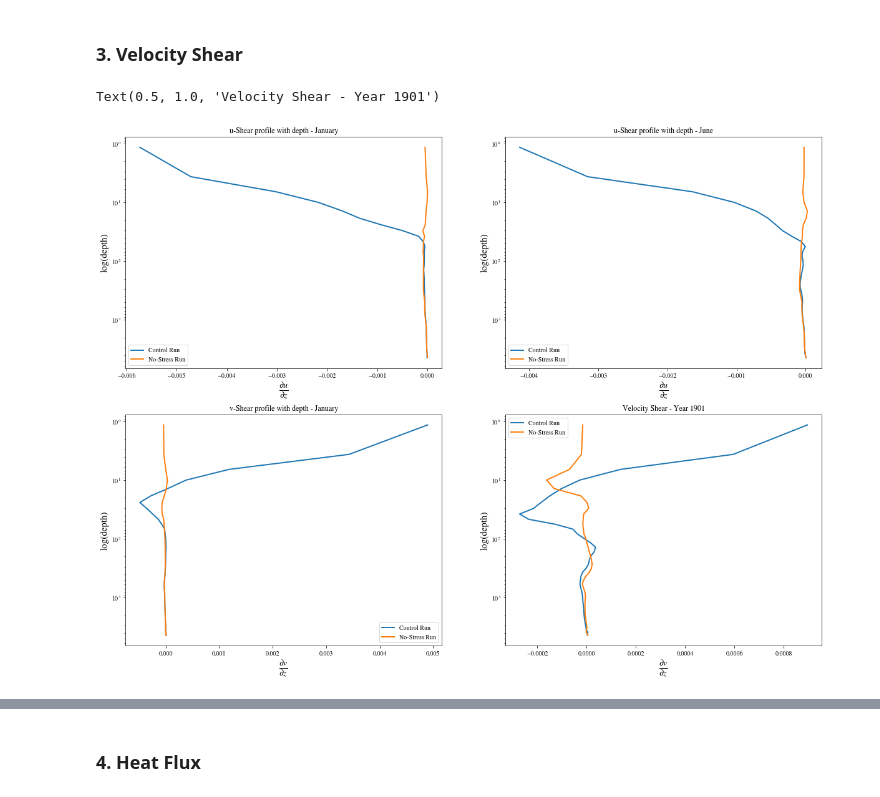
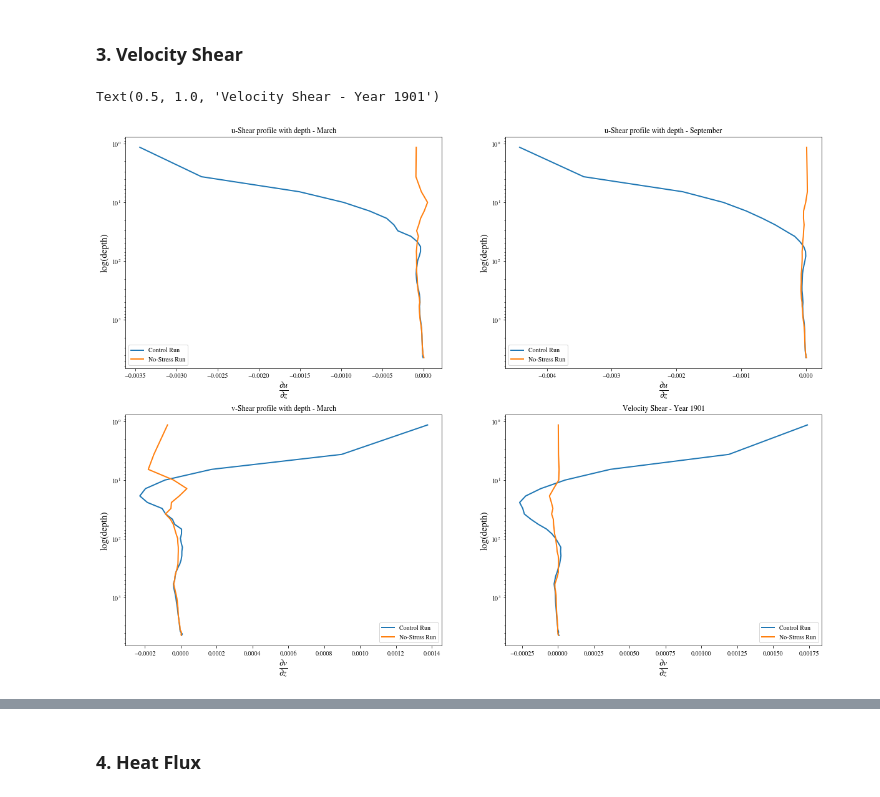
Before and after one commit to dhruvbhagtani/Ryan_No_Stress, a Jupyter notebook: Drake_Passage.ipynb, the cells around one changed output, grey strips where cells are left out. Drawn from its saved outputs; the diff is of its cells as text; code cells hidden in the pictures.

```diff
--- a/Drake_Passage.ipynb
+++ b/Drake_Passage.ipynb
@@ -32,7 +32,7 @@ client
 # %% [output]
 | Client Scheduler: tcp://127.0.0.1... | Cluster Workers: 4 Cores: 8 Memor... |
 # %%
-db = '/g/data/e14/rmh561/access-om2/archive/databases/cc_database_nostress.db'
+db = '/scratch/x77/db6174/access-om2/archive/databases/cc_database_nostress_total.db'
 session = cc.database.create_session(db)
 expt = ['025deg_jra55_ryf_nostress_cont','025deg_jra55_ryf_nostress']
 names = {'025deg_jra55_ryf_nostress_cont':'Control','025deg_jra55_ryf_nostress':'No Stress'}
@@ -99,62 +120,62 @@ Text(0.5, 1.0, 'Ocean depth')
 ### 3. Velocity Shear
 # %%
 u_con = cc.querying.getvar(expt[0],'u',session,frequency = '1 monthly',start_time='1900-01-01', ncfile ='ocean-3d-u-1-monthly-mean-ym_%.nc',
-                       end_time='1919-12-31').sel(xu_ocean = slice(-72,-68)).sel(yu_ocean = slice(y_min,y_max))
+                       end_time='1953-12-31').sel(xu_ocean = slice(-72,-68)).sel(yu_ocean = slice(y_min,y_max))
 v_con = cc.querying.getvar(expt[0],'v',session,frequency = '1 monthly',start_time='1900-01-01', ncfile ='ocean-3d-v-1-monthly-mean-ym_%.nc',
-                       end_time='1919-12-31').sel(xu_ocean = slice(-72,-68)).sel(yu_ocean = slice(y_min,y_max))
+                       end_time='1953-12-31').sel(xu_ocean = slice(-72,-68)).sel(yu_ocean = slice(y_min,y_max))
 u_buo = cc.querying.getvar(expt[1],'u',session,frequency = '1 monthly',start_time='1900-01-01', ncfile ='ocean-3d-u-1-monthly-mean-ym_%.nc',
-                       end_time='1919-12-31').sel(xu_ocean = slice(-72,-68)).sel(yu_ocean = slice(y_min,y_max))
+                       end_time='1953-12-31').sel(xu_ocean = slice(-72,-68)).sel(yu_ocean = slice(y_min,y_max))
 v_buo = cc.querying.getvar(expt[1],'v',session,frequency = '1 monthly',start_time='1900-01-01', ncfile ='ocean-3d-v-1-monthly-mean-ym_%.nc',
-                       end_time='1919-12-31').sel(xu_ocean = slice(-72,-68)).sel(yu_ocean = slice(y_min,y_max))
+                       end_time='1953-12-31').sel(xu_ocean = slice(-72,-68)).sel(yu_ocean = slice(y_min,y_max))
 # %%
-ushear_con = u_con.sel(time = slice('1901-01-01','1919-12-31')).differentiate('st_ocean').mean('xu_ocean').mean('yu_ocean')
-ushear_buo = u_buo.sel(time = slice('1901-01-01','1919-12-31')).differentiate('st_ocean').mean('xu_ocean').mean('yu_ocean')
-vshear_con = v_con.sel(time = slice('1901-01-01','1919-12-31')).differentiate('st_ocean').mean('xu_ocean').mean('yu_ocean')
-vshear_buo = v_buo.sel(time = slice('1901-01-01','1919-12-31')).differentiate('st_ocean').mean('xu_ocean').mean('yu_ocean')
+ushear_con = u_con.sel(time = slice('1901-01-01','1953-12-31')).differentiate('st_ocean').mean('xu_ocean').mean('yu_ocean')
+ushear_buo = u_buo.sel(time = slice('1901-01-01','1953-12-31')).differentiate('st_ocean').mean('xu_ocean').mean('yu_ocean')
+vshear_con = v_con.sel(time = slice('1901-01-01','1953-12-31')).differentiate('st_ocean').mean('xu_ocean').mean('yu_ocean')
+vshear_buo = v_buo.sel(time = slice('1901-01-01','1953-12-31')).differentiate('st_ocean').mean('xu_ocean').mean('yu_ocean')
 # %%
 fig, axes = plt.subplots(nrows=2,ncols=2,figsize=(20,15))
 
 #plt.gca().invert_yaxis()
 axes[0][0].invert_yaxis()
 axes[0][0].set_yscale("log")
-ushear_con.sel(time = slice('1901-01-01','1901-01-31')).mean('time').plot(y = 'st_ocean',ax = axes[0][0],label='Control Run')
-ushear_buo.sel(time = slice('1901-01-01','1901-01-31')).mean('time').plot(y = 'st_ocean',ax = axes[0][0],label='No-Stress Run')
+ushear_con.sel(time = slice('1901-03-01','1901-03-31')).mean('time').plot(y = 'st_ocean',ax = axes[0][0],label='Control Run')
+ushear_buo.sel(time = slice('1901-03-01','1901-03-31')).mean('time').plot(y = 'st_ocean',ax = axes[0][0],label='No-Stress Run')
 axes[0][0].set_xlabel(r'$\frac{\partial u}{\partial z}$',fontsize = 20)
 axes[0][0].set_ylabel('log(depth)',fontsize = 15)
-axes[0][0].set_title('u-Shear profile with depth - January')
+axes[0][0].set_title('u-Shear profile with depth - March')
 axes[0][0].legend()
 
 axes[0][1].invert_yaxis()
 axes[0][1].set_yscale("log")
-ushear_con.sel(time = slice('1901-06-01','1901-06-30')).mean('time').plot(y = 'st_ocean',ax = axes[0][1],label='Control Run')
-ushear_buo.sel(time = slice('1901-06-01','1901-06-30')).mean('time').plot(y = 'st_ocean',ax = axes[0][1],label='No-Stress Run')
+ushear_con.sel(time = slice('1901-09-01','1901-09-30')).mean('time').plot(y = 'st_ocean',ax = axes[0][1],label='Control Run')
+ushear_buo.sel(time = slice('1901-09-01','1901-09-30')).mean('time').plot(y = 'st_ocean',ax = axes[0][1],label='No-Stress Run')
 axes[0][1].set_xlabel(r'$\frac{\partial u}{\partial z}$',fontsize = 20)
 axes[0][1].set_ylabel('log(depth)',fontsize = 15)
-axes[0][1].set_title('u-Shear profile with depth - June')
+axes[0][1].set_title('u-Shear profile with depth - September')
 axes[0][1].legend()
 
 axes[1][0].invert_yaxis()
 axes[1][0].set_yscale("log")
-vshear_con.sel(time = slice('1901-01-01','1901-01-30')).mean('time').plot(y = 'st_ocean',ax = axes[1][0],label='Control Run')
-vshear_buo.sel(time = slice('1901-01-01','1901-01-30')).mean('time').plot(y = 'st_ocean',ax = axes[1][0],label='No-Stress Run')
+vshear_con.sel(time = slice('1901-03-01','1901-03-31')).mean('time').plot(y = 'st_ocean',ax = axes[1][0],label='Control Run')
+vshear_buo.sel(time = slice('1901-03-01','1901-03-31')).mean('time').plot(y = 'st_ocean',ax = axes[1][0],label='No-Stress Run')
 axes[1][0].set_xlabel(r'$\frac{\partial v}{\partial z}$',fontsize = 20)
 axes[1][0].set_ylabel('log(depth)',fontsize = 15)
-axes[1][0].set_title('v-Shear profile with depth - January')
+axes[1][0].set_title('v-Shear profile with depth - March')
 axes[1][0].legend()
 
 axes[1][1].invert_yaxis()
 axes[1][1].set_yscale("log")
-vshear_con.sel(time = slice('1901-06-01','1901-06-30')).mean('time').plot(y = 'st_ocean',ax = axes[1][1],label='Control Run')
-vshear_buo.sel(time = slice('1901-06-01','1901-06-30')).mean('time').plot(y = 'st_ocean',ax = axes[1][1],label='No-Stress Run')
+vshear_con.sel(time = slice('1901-09-01','1901-09-30')).mean('time').plot(y = 'st_ocean',ax = axes[1][1],label='Control Run')
+vshear_buo.sel(time = slice('1901-09-01','1901-09-30')).mean('time').plot(y = 'st_ocean',ax = axes[1][1],label='No-Stress Run')
 axes[1][1].set_xlabel(r'$\frac{\partial v}{\partial z}$',fontsize = 20)
 axes[1][1].set_ylabel('log(depth)',fontsize = 15)
-axes[1][1].set_title('v-Shear profile with depth - June')
+axes[1][1].set_title('v-Shear profile with depth - September')
 axes[1][1].legend()
 
 plt.title('Velocity Shear - Year 1901')
 # %% [output]
 Text(0.5, 1.0, 'Velocity Shear - Year 1901')
-[figure, old version]
+[figure, new version]
 # %%
 fig, axes = plt.subplots(nrows=2,ncols=2,figsize=(20,15))
 
```
Also changed, not shown: parts of 25 cells of this notebook.
